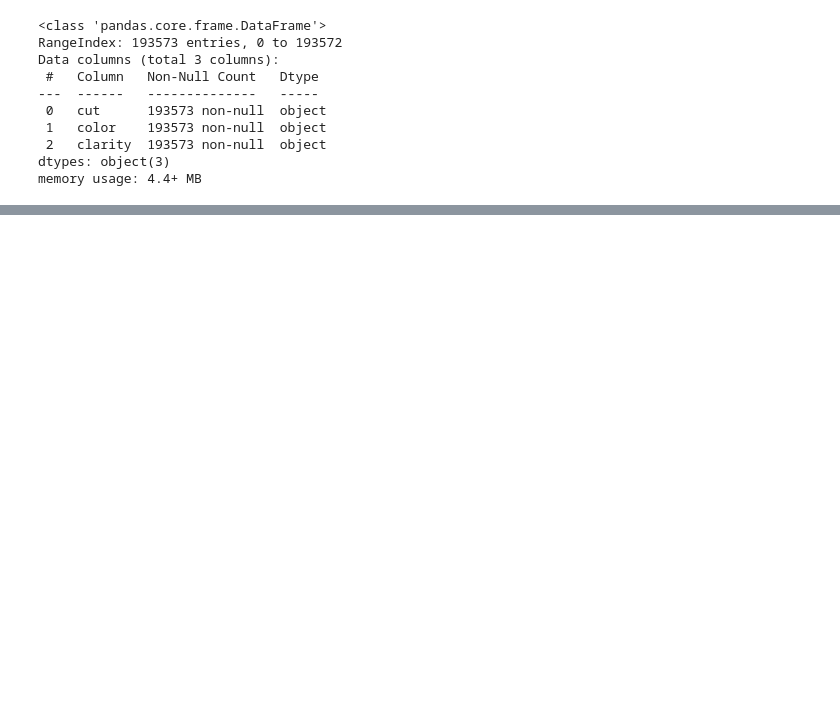
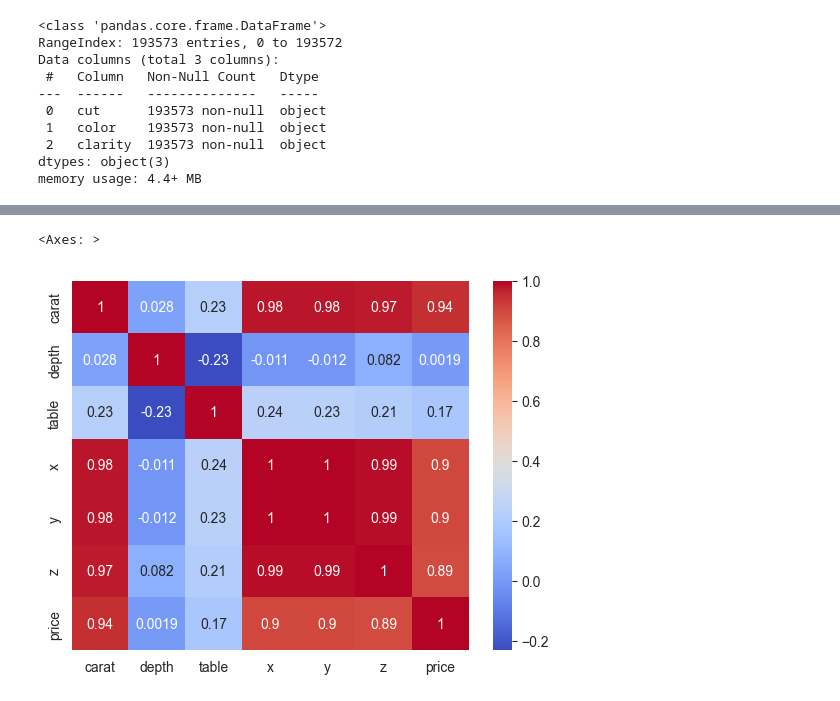
Before and after one commit to Ghanshyam1904/MLOPS_PROj, a Jupyter notebook: experiments/experiments.ipynb, the cells around one changed output, grey strips where cells are left out. Drawn from its saved outputs; the diff is of its cells as text; code cells hidden in the pictures; blank space fills up the shorter version.

```diff
--- a/experiments/experiments.ipynb
+++ b/experiments/experiments.ipynb
@@ -132,0 +200,5 @@ memory usage: 4.4+ MB
+# %%
+sns.heatmap(data[num_col].corr(),annot=True,cmap='coolwarm')
+# %% [output]
+<Axes: >
+[figure, added]
```
Also changed, not shown: parts of 20 cells of this notebook.
